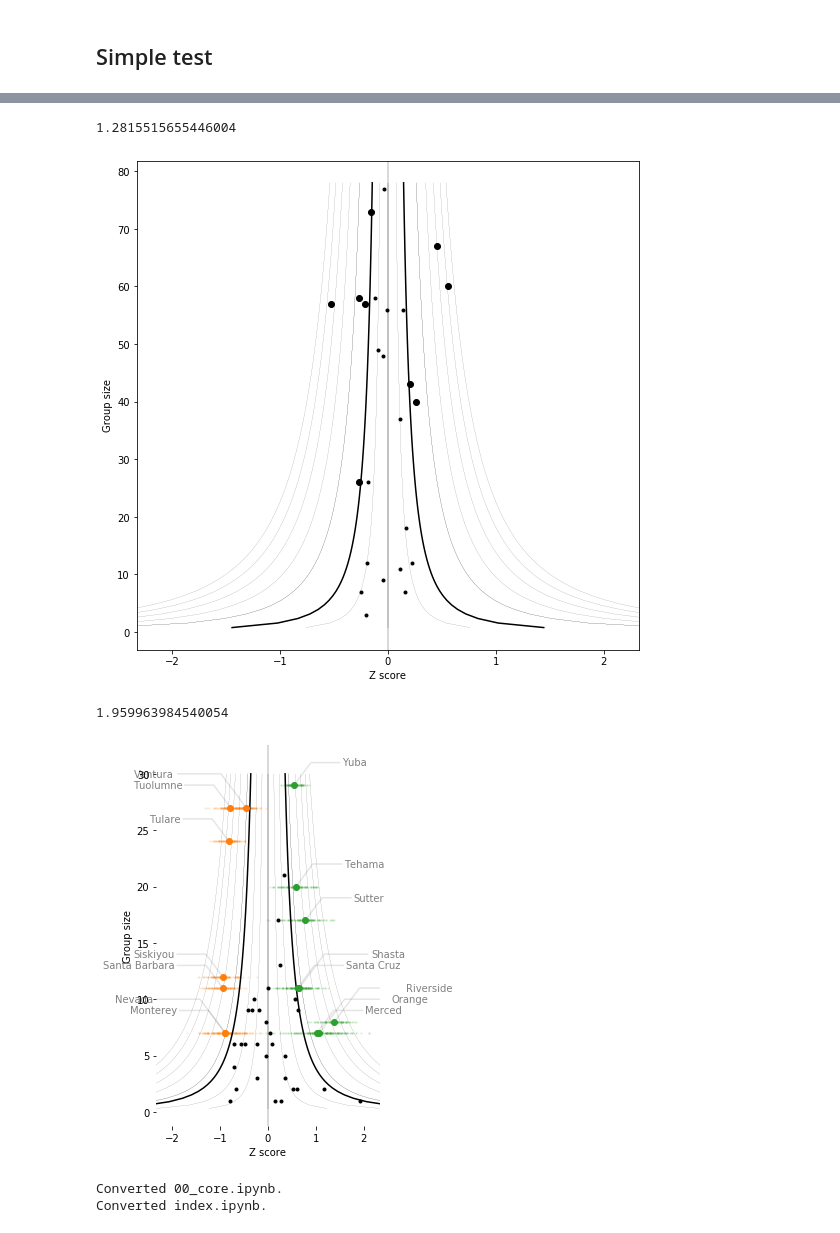
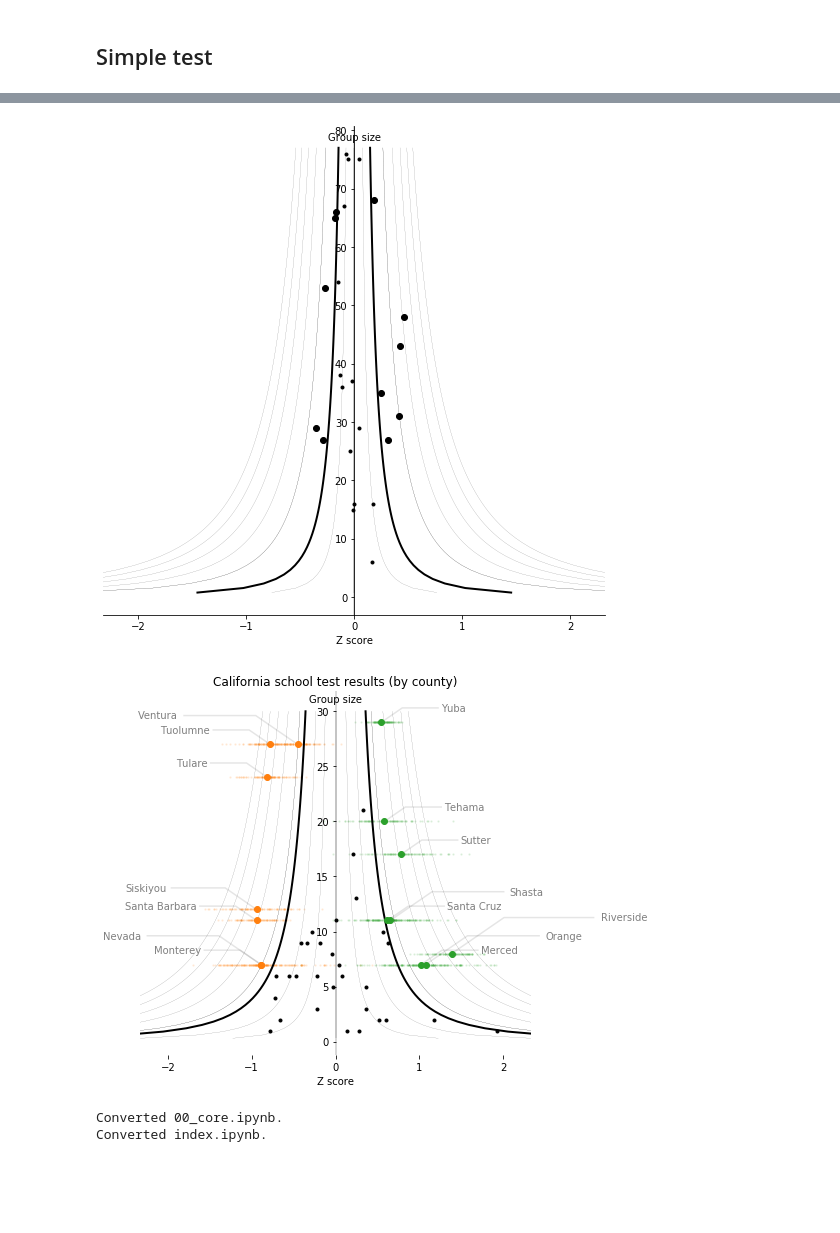
Before and after one commit to johnhw/funnelplot, a Jupyter notebook: 00_core.ipynb, the cells around one changed output, grey strips where cells are left out. Cells and saved outputs as stored; diff of their text form; code cells hidden in the pictures; blank space fills up the shorter version.

Commit message:
Update styling and layout

```diff
--- a/00_core.ipynb
+++ b/00_core.ipynb
@@ -39,14 +39,19 @@ def annotate_label(ax, x, y, s, bboxs, left=False):
     add the new bounding box for this element to `bboxs`.
     If `left` draw the label to the left; otherwise to the right of the given
     point."""
-    x_offset = 0.5
-    y_offset = 1.0
+    x_span = ax.get_xlim()
+    y_span = ax.get_ylim()
+    x_step = 0.05 * (x_span[1] - x_span[0])
+    y_step = 0.02 * (y_span[1] - y_span[0])
+    x_offset = x_step
+    y_offset = y_step
+
     align = "right" if left else "left"
     found_good_placement = False
 
     while not found_good_placement:
-        x_offset += 0.5
-        y_offset += 1
+        x_offset += x_step
+        y_offset += y_step
         x_off = x_offset * (-1 if left else 1)
         ann = ax.text(
             x + x_off,
@@ -57,21 +62,27 @@ def annotate_label(ax, x, y, s, bboxs, left=False):
             alpha=0.5,
         )
         bbox = expand_bbox(ann.get_window_extent(ax.figure.canvas.get_renderer()), 1.05)
-
         found_good_placement = not any([b.overlaps(bbox) for b in bboxs])
         if not found_good_placement:
             ann.remove()
+
     # breakline plot
     ax.plot(
         [x + x_off * 0.95, x + x_off * 0.35, x],
         [y + y_offset, y + y_offset, y],
         alpha=0.1,
         c="k",
+        clip_on=False
     )
     bboxs.append(bbox)
 # %%
 # export
 
+def trim_spines(ax):
+    ax.spines['left'].set_position('center')
+    ax.spines['right'].set_color('none')
+    ax.spines['top'].set_color('none')
+    ax.text(0.5, 0.97, 'Group size', ha='center', transform=ax.transAxes)
 
 def funnel_plot(
     data_groups,
@@ -137,8 +148,8 @@ def funnel_plot(
 
     # main funnel bands
     ci = ci_width(ys, band)
-    ax.plot(ci, ys, "k", alpha=1.0)
-    ax.plot(-ci, ys, "k", alpha=1.0)
+    ax.plot(ci, ys, "k", alpha=1.0, lw=2)
+    ax.plot(-ci, ys, "k", alpha=1.0, lw=2)
 
     ax.set_xlim(-ci[1], ci[1])
 
@@ -193,7 +204,8 @@ def funnel_plot(
     ax.set_xlim(-ppf(0.99), ppf(0.99))
 
     ax.set_xlabel("Z score")
-    ax.set_ylabel("Group size")
+
+    trim_spines(ax)
 # %% [markdown]
 ## `funnel_plot`
 
@@ -300,8 +311,8 @@ def funnel_plot_bootstrap(
     # main funnel
     l = np.percentile(funnel_strap, 100 - percentage, axis=1)
     r = np.percentile(funnel_strap, percentage, axis=1)
-    ax.plot(l, funnel_ks, "k")
-    ax.plot(r, funnel_ks, "k")
+    ax.plot(l, funnel_ks, "k", lw=2)
+    ax.plot(r, funnel_ks, "k", lw=2)
 
     for i, group in enumerate(groups):
         means = bootstrap(group, stat, n=bootstrap_n)
@@ -332,7 +343,8 @@ def funnel_plot_bootstrap(
     # force limit to be symmetrical 1% to 99%
     ax.set_xlim(np.percentile(funnel_strap[0,:], 1), np.percentile(funnel_strap[0,:], 99))
     ax.set_xlabel("Value")
-    ax.set_ylabel("Group size")
+
+    trim_spines(ax)
 # %%
 ax, fig = plt.subplots(figsize=(9, 9))
 funnel_plot_bootstrap(
@@ -375,8 +384,7 @@ funnel_plot(groups,
             bootstrap=False
            )
 # %% [output]
-1.2815515655446004
-[figure, old version]
+[figure, new version]
 # %%
 # export
 def funnel(df, x, group, bootstrap_mode=False, **kwargs):
@@ -409,13 +417,14 @@ def funnel(df, x, group, bootstrap_mode=False, **kwargs):
 # %%
 import pandas as pd
 from pydataset import data
-fig,ax = plt.subplots(figsize=(4,7))
+fig,ax = plt.subplots(figsize=(8,6))
 ax.set_frame_on(False)
 funnel(df=data("Caschool"), x='testscr', group="county")
+ax.set_title("California school test results (by county)")
+fig.tight_layout()
 plt.savefig("imgs/caschool_example.png", bbox_inches="tight", dpi=120)
 # %% [output]
-1.959963984540054
-[figure, old version]
+[figure, new version]
 # %%
 from nbdev.export import *
 notebook2script()
```
Also changed, not shown: parts of 5 cells of this notebook, 11 other files.
